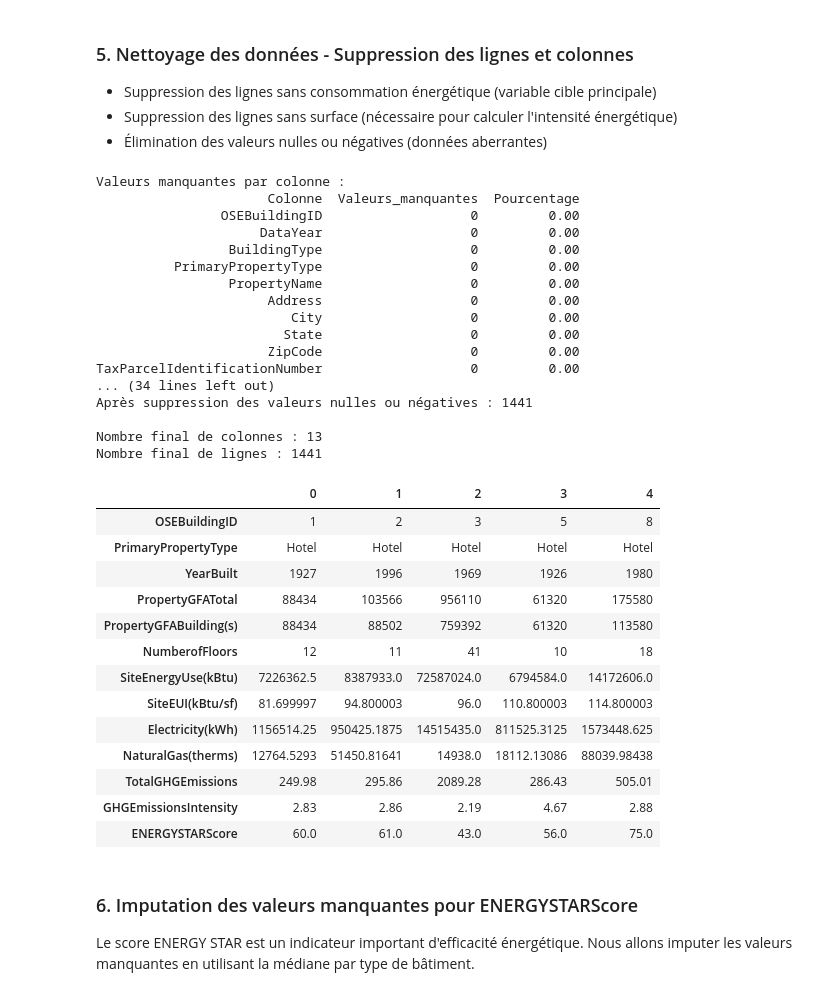
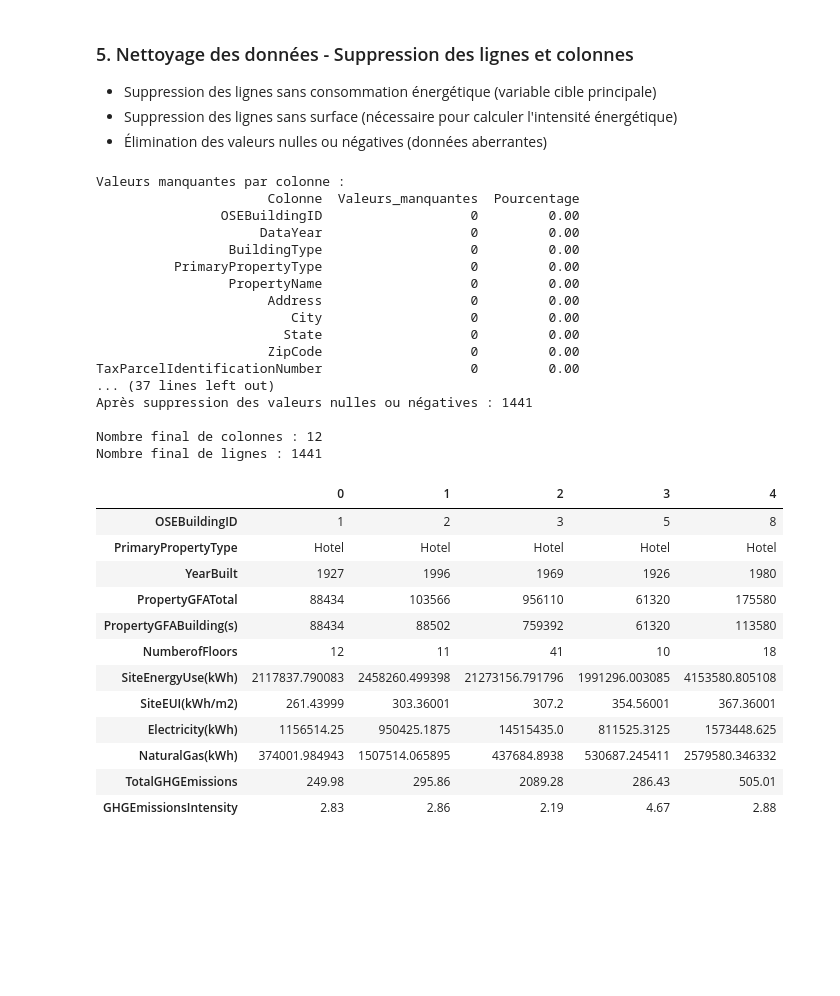
Before and after one commit to merais/formation, a Jupyter notebook: P6_Anticipez_les_besoins_en_consommation_de_batiments_bailleul_aymeric/_projet/ABAI_P6_01_analyse_exploratoire.ipynb, the cells around one changed output. Cells and saved outputs as stored; diff of their text form; code cells hidden in the pictures; blank space fills up the shorter version.

```diff
--- a/P6_Anticipez_les_besoins_en_consommation_de_batiments_bailleul_aymeric/_projet/ABAI_P6_01_analyse_exploratoire.ipynb
+++ b/P6_Anticipez_les_besoins_en_consommation_de_batiments_bailleul_aymeric/_projet/ABAI_P6_01_analyse_exploratoire.ipynb
@@ -252 +256,6 @@ memory usage: 441.7+ KB
+# %%
+# Convertion des KBtu en kWh pour uniformiser les unités énergétiques
+building_consumption['SiteEnergyUse(kWh)'] = building_consumption['SiteEnergyUse(kBtu)'] * 0.29307107
+building_consumption['SiteEUI(kWh/m2)'] = building_consumption['SiteEUI(kBtu/sf)'] * 3.2
+building_consumption['NaturalGas(kWh)'] = building_consumption['NaturalGas(therms)'] * 29.3001
 # %% [markdown]
@@ -350,13 +356,12 @@ columns_necessary = [
     'PropertyGFATotal',
     'PropertyGFABuilding(s)',
     'NumberofFloors',
-    'SiteEnergyUse(kBtu)',
-    'SiteEUI(kBtu/sf)',
+    'SiteEnergyUse(kWh)',
+    'SiteEUI(kWh/m2)',
     'Electricity(kWh)',
-    'NaturalGas(therms)',
+    'NaturalGas(kWh)',
     'TotalGHGEmissions',
-    'GHGEmissionsIntensity',
-    'ENERGYSTARScore'
+    'GHGEmissionsIntensity'
 ]
 
 # On ne garde que les colonnes intéressantes
@@ -377,33 +382,28 @@ Valeurs manquantes par colonne :
                         State                   0         0.00
                       ZipCode                   0         0.00
 TaxParcelIdentificationNumber                   0         0.00
-... (34 lines left out)
+... (37 lines left out)
 Après suppression des valeurs nulles ou négatives : 1441
 
-Nombre final de colonnes : 13
+Nombre final de colonnes : 12
 Nombre final de lignes : 1441
 # %%
 # On sauvegarde le jeu de données nettoyé
-building_consumption_clean.to_csv("./sources/2016_Building_Energy_Benchmarking_cleaned.csv", index=False)
+building_consumption_clean.to_csv("./sources/2016_Building_Energy_Benchmarking_01_cleaned.csv", index=False)
 
 # On affiche les caractéristiques final du jeu de données nettoyé
 display(building_consumption_clean.head().T)
 # %% [output]
 |  | 0 | 1 | 2 | 3 | 4 |
 | OSEBuildingID | 1 | 2 | 3 | 5 | 8 |
 | PrimaryPropertyType | Hotel | Hotel | Hotel | Hotel | Hotel |
 | YearBuilt | 1927 | 1996 | 1969 | 1926 | 1980 |
 | PropertyGFATotal | 88434 | 103566 | 956110 | 61320 | 175580 |
 | PropertyGFABuilding(s) | 88434 | 88502 | 759392 | 61320 | 113580 |
 | NumberofFloors | 12 | 11 | 41 | 10 | 18 |
-| SiteEnergyUse(kBtu) | 7226362.5 | 8387933.0 | 72587024.0 | 6794584.0 | 14172606.0 |
-| SiteEUI(kBtu/sf) | 81.699997 | 94.800003 | 96.0 | 110.800003 | 114.800003 |
+| SiteEnergyUse(kWh) | 2117837.790083 | 2458260.499398 | 21273156.791796 | 1991296.003085 | 4153580.805108 |
+| SiteEUI(kWh/m2) | 261.43999 | 303.36001 | 307.2 | 354.56001 | 367.36001 |
 | Electricity(kWh) | 1156514.25 | 950425.1875 | 14515435.0 | 811525.3125 | 1573448.625 |
-| NaturalGas(therms) | 12764.5293 | 51450.81641 | 14938.0 | 18112.13086 | 88039.98438 |
+| NaturalGas(kWh) | 374001.984943 | 1507514.065895 | 437684.8938 | 530687.245411 | 2579580.346332 |
 | TotalGHGEmissions | 249.98 | 295.86 | 2089.28 | 286.43 | 505.01 |
 | GHGEmissionsIntensity | 2.83 | 2.86 | 2.19 | 4.67 | 2.88 |
-| ENERGYSTARScore | 60.0 | 61.0 | 43.0 | 56.0 | 75.0 |
-# %% [markdown]
-### 6. Imputation des valeurs manquantes pour ENERGYSTARScore
-
-Le score ENERGY STAR est un indicateur important d'efficacité énergétique. Nous allons imputer les valeurs manquantes en utilisant la médiane par type de bâtiment.
```
Also changed, not shown: parts of 9 cells of this notebook, 4 other files.
